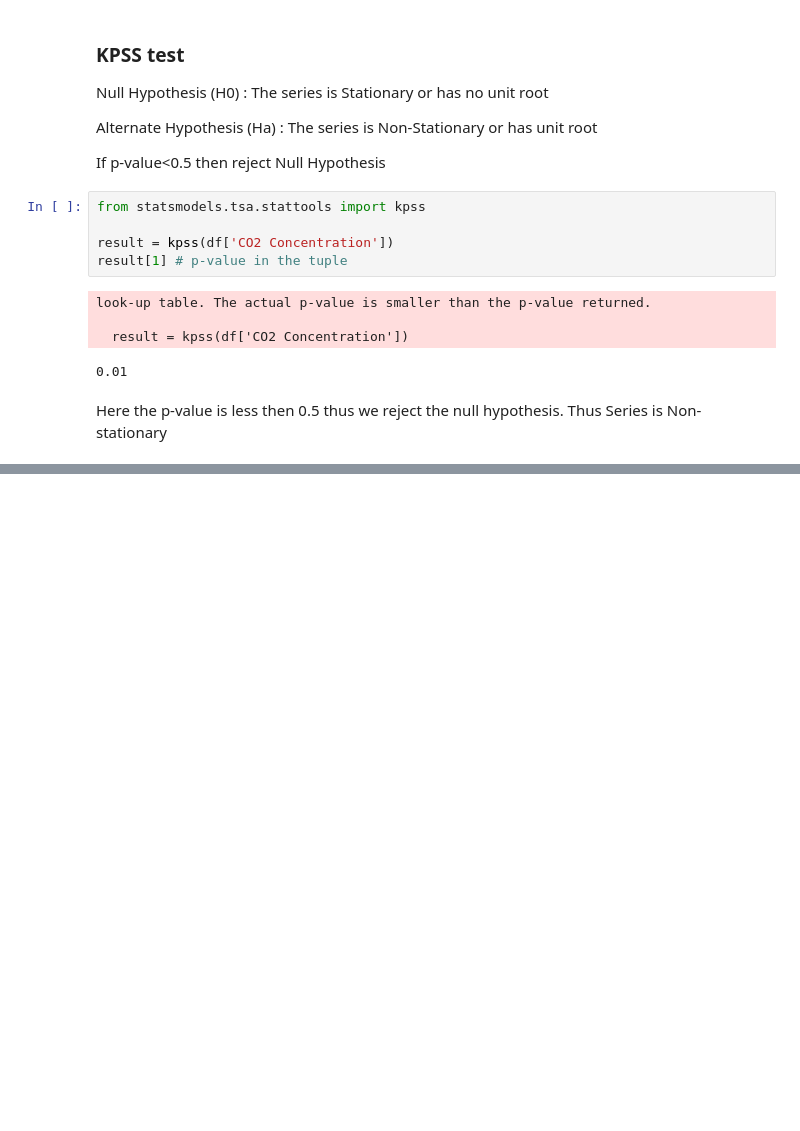
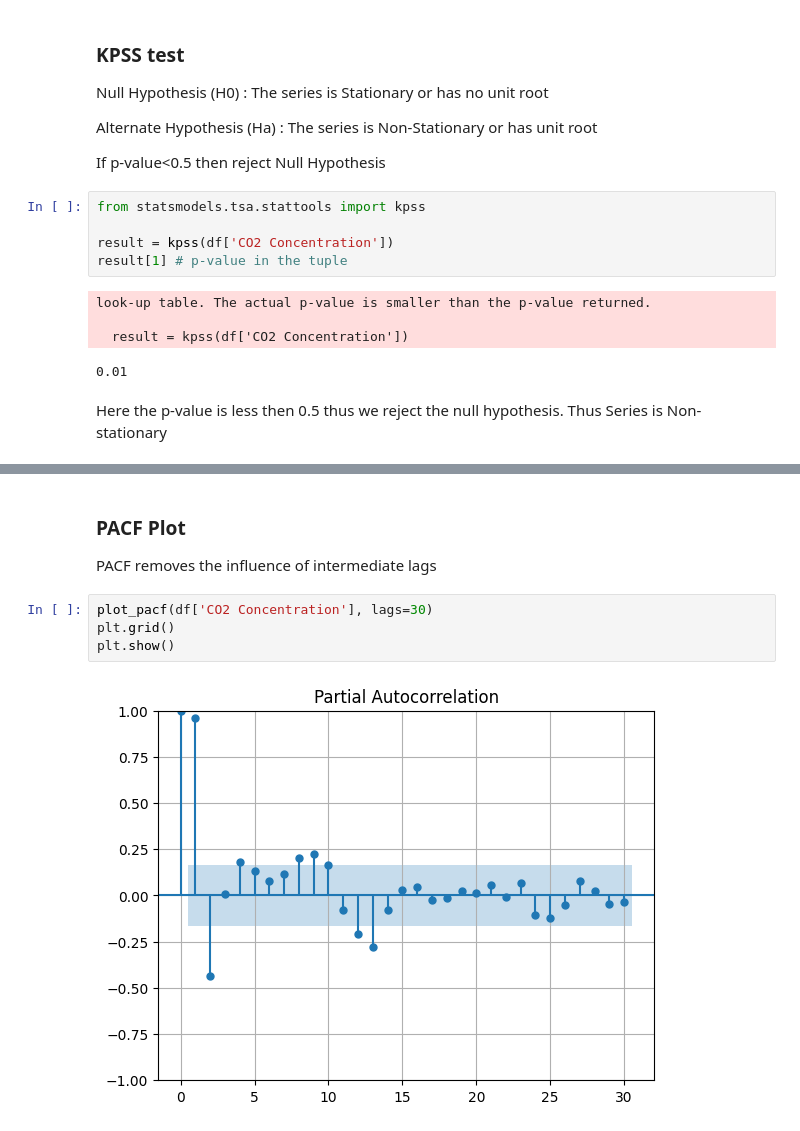
Before and after one commit to meetsudra11/timeseries, a Jupyter notebook: makingstationary.ipynb, the cells around one changed output, grey strips where cells are left out. Drawn from its saved outputs; the diff is of its cells as text; blank space fills up the shorter version.

```diff
--- a/makingstationary.ipynb
+++ b/makingstationary.ipynb
@@ -112,0 +128,9 @@ plt.show()
+# %% [markdown]
+### PACF Plot
+PACF removes the influence of intermediate lags
+# %%
+plot_pacf(df['CO2 Concentration'], lags=30)
+plt.grid()
+plt.show()
+# %% [output]
+[figure, added]
```
Also changed, not shown: parts of 41 cells of this notebook.
